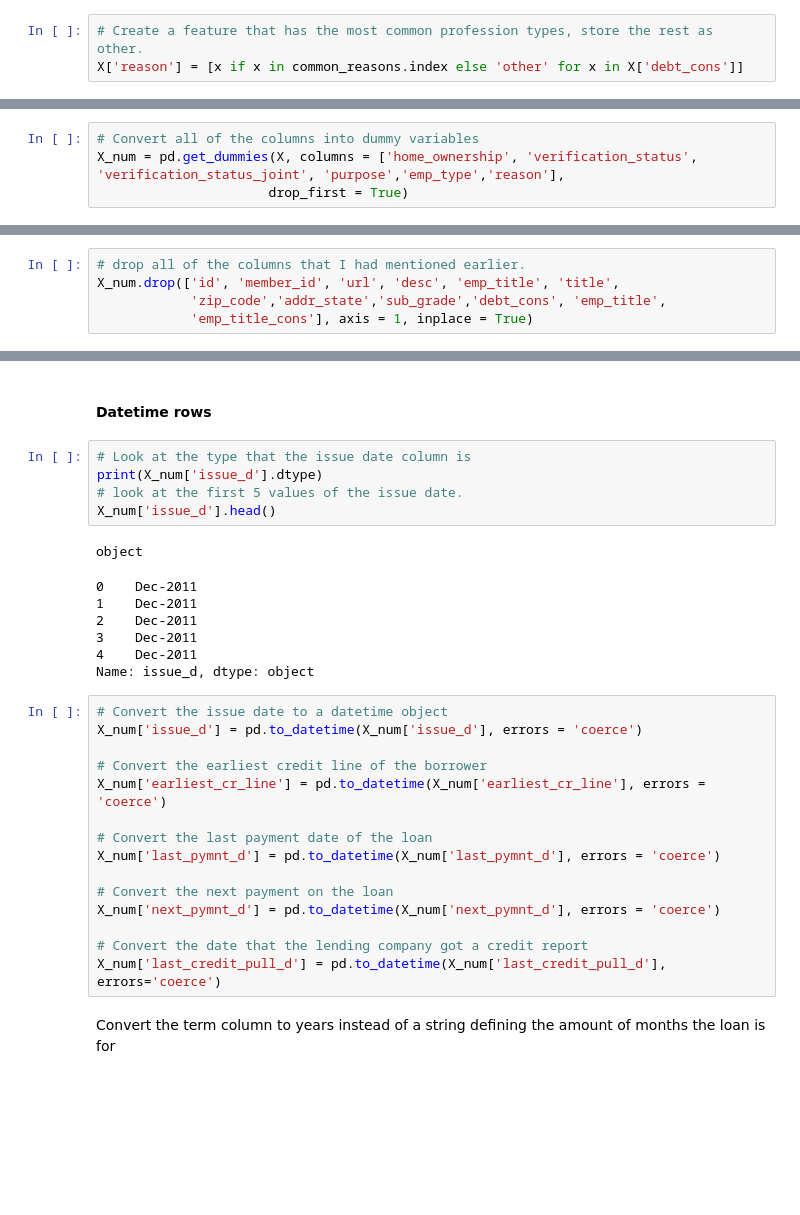
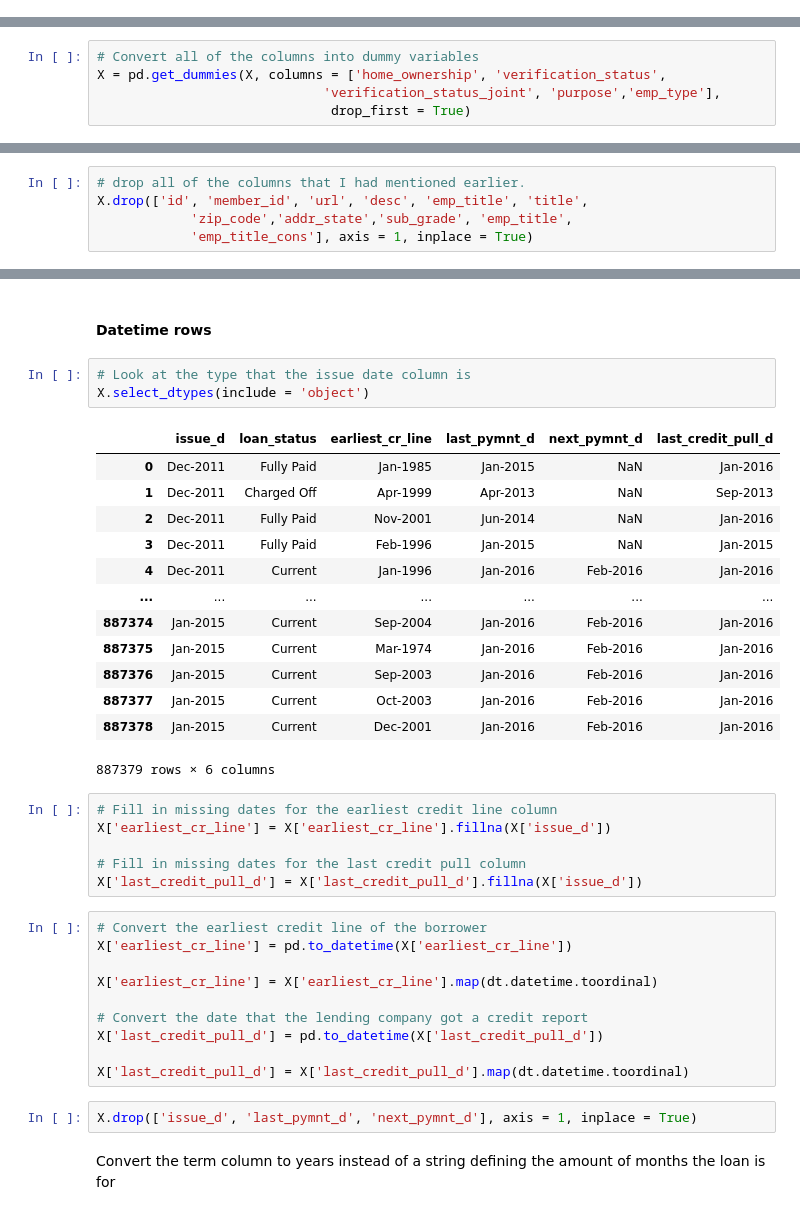
Before and after one commit to Jewdah18/Loan-Default-Risk, a Jupyter notebook: notebooks/Data Wrangling.ipynb, the cells around one changed output, grey strips where cells are left out. Saved outputs shown, nothing was run; the diff lists cells and outputs as text; blank space fills up the shorter version.

```diff
--- a/notebooks/Data Wrangling.ipynb
+++ b/notebooks/Data Wrangling.ipynb
@@ -342,3 +308,0 @@ Index(['No Reason Given', 'Debt Consolidation', 'Credit Problems', 'School',
-# %%
-# Create a feature that has the most common profession types, store the rest as other.
-X['reason'] = [x if x in common_reasons.index else 'other' for x in X['debt_cons']]
@@ -345,7 +311,8 @@ X['reason'] = [x if x in common_reasons.index else 'other' for x in X['debt_cons
 # %%
 # Convert all of the columns into dummy variables
-X_num = pd.get_dummies(X, columns = ['home_ownership', 'verification_status', 'verification_status_joint', 'purpose','emp_type','reason'],
-                      drop_first = True)
+X = pd.get_dummies(X, columns = ['home_ownership', 'verification_status',
+                             'verification_status_joint', 'purpose','emp_type'],
+                              drop_first = True)
 # %% [markdown]
 Columns to drop:
  - **id**: This is not a relational database so there is no value in having a variable that can tie this dataset to others.
@@ -355,8 +322,8 @@ Columns to drop:
  - **desc:** Too many reasons for loans. Without a large Language model to process them I don't know how to evaluate all the different descriptions
 # %%
 # drop all of the columns that I had mentioned earlier.
-X_num.drop(['id', 'member_id', 'url', 'desc', 'emp_title', 'title',
-            'zip_code','addr_state','sub_grade','debt_cons', 'emp_title',
+X.drop(['id', 'member_id', 'url', 'desc', 'emp_title', 'title',
+            'zip_code','addr_state','sub_grade', 'emp_title',
             'emp_title_cons'], axis = 1, inplace = True)
 # %% [markdown]
 Binary columns to convert to binary variable.
@@ -374,32 +350,39 @@ X_num['application_type'] = np.where(X_num['application_type'] == 'JOINT', 1, 0)
 #### Datetime rows
 # %%
 # Look at the type that the issue date column is
-print(X_num['issue_d'].dtype)
-# look at the first 5 values of the issue date.
-X_num['issue_d'].head()
+X.select_dtypes(include = 'object')
 # %% [output]
+|  | issue_d | loan_status | earliest_cr_line | last_pymnt_d | next_pymnt_d | last_credit_pull_d |
+| 0 | Dec-2011 | Fully Paid | Jan-1985 | Jan-2015 | NaN | Jan-2016 |
+| 1 | Dec-2011 | Charged Off | Apr-1999 | Apr-2013 | NaN | Sep-2013 |
+| 2 | Dec-2011 | Fully Paid | Nov-2001 | Jun-2014 | NaN | Jan-2016 |
+| 3 | Dec-2011 | Fully Paid | Feb-1996 | Jan-2015 | NaN | Jan-2015 |
+| 4 | Dec-2011 | Current | Jan-1996 | Jan-2016 | Feb-2016 | Jan-2016 |
+| ... | ... | ... | ... | ... | ... | ... |
+| 887374 | Jan-2015 | Current | Sep-2004 | Jan-2016 | Feb-2016 | Jan-2016 |
+| 887375 | Jan-2015 | Current | Mar-1974 | Jan-2016 | Feb-2016 | Jan-2016 |
+| 887376 | Jan-2015 | Current | Sep-2003 | Jan-2016 | Feb-2016 | Jan-2016 |
+| 887377 | Jan-2015 | Current | Oct-2003 | Jan-2016 | Feb-2016 | Jan-2016 |
+| 887378 | Jan-2015 | Current | Dec-2001 | Jan-2016 | Feb-2016 | Jan-2016 |
-object
+887379 rows × 6 columns
-0    Dec-2011
-1    Dec-2011
-2    Dec-2011
-3    Dec-2011
-4    Dec-2011
-Name: issue_d, dtype: object
-# %%
-# Convert the issue date to a datetime object
-X_num['issue_d'] = pd.to_datetime(X_num['issue_d'], errors = 'coerce')
-
-# Convert the earliest credit line of the borrower
-X_num['earliest_cr_line'] = pd.to_datetime(X_num['earliest_cr_line'], errors = 'coerce')
-
-# Convert the last payment date of the loan
-X_num['last_pymnt_d'] = pd.to_datetime(X_num['last_pymnt_d'], errors = 'coerce')
-
-# Convert the next payment on the loan
-X_num['next_pymnt_d'] = pd.to_datetime(X_num['next_pymnt_d'], errors = 'coerce')
-
-# Convert the date that the lending company got a credit report
-X_num['last_credit_pull_d'] = pd.to_datetime(X_num['last_credit_pull_d'], errors='coerce')
+# %%
+# Fill in missing dates for the earliest credit line column
+X['earliest_cr_line'] = X['earliest_cr_line'].fillna(X['issue_d'])
+
+# Fill in missing dates for the last credit pull column
+X['last_credit_pull_d'] = X['last_credit_pull_d'].fillna(X['issue_d'])
+# %%
+# Convert the earliest credit line of the borrower
+X['earliest_cr_line'] = pd.to_datetime(X['earliest_cr_line'])
+
+X['earliest_cr_line'] = X['earliest_cr_line'].map(dt.datetime.toordinal)
+
+# Convert the date that the lending company got a credit report
+X['last_credit_pull_d'] = pd.to_datetime(X['last_credit_pull_d'])
+
+X['last_credit_pull_d'] = X['last_credit_pull_d'].map(dt.datetime.toordinal)
+# %%
+X.drop(['issue_d', 'last_pymnt_d', 'next_pymnt_d'], axis = 1, inplace = True)
 # %% [markdown]
 Convert the term column to years instead of a string defining the amount of months the loan is for
 # %% [markdown]
```
Also changed, not shown: parts of 36 cells of this notebook.
